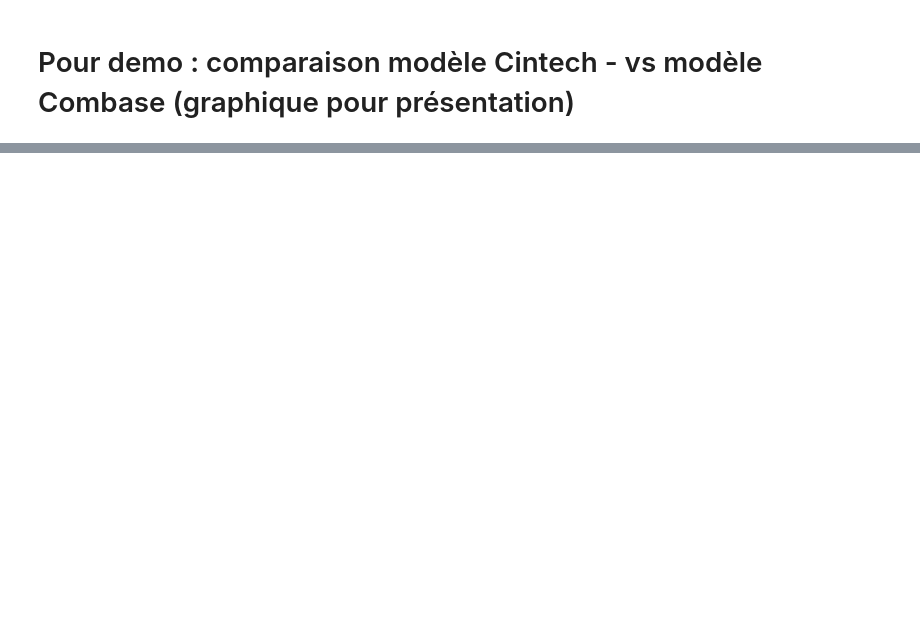
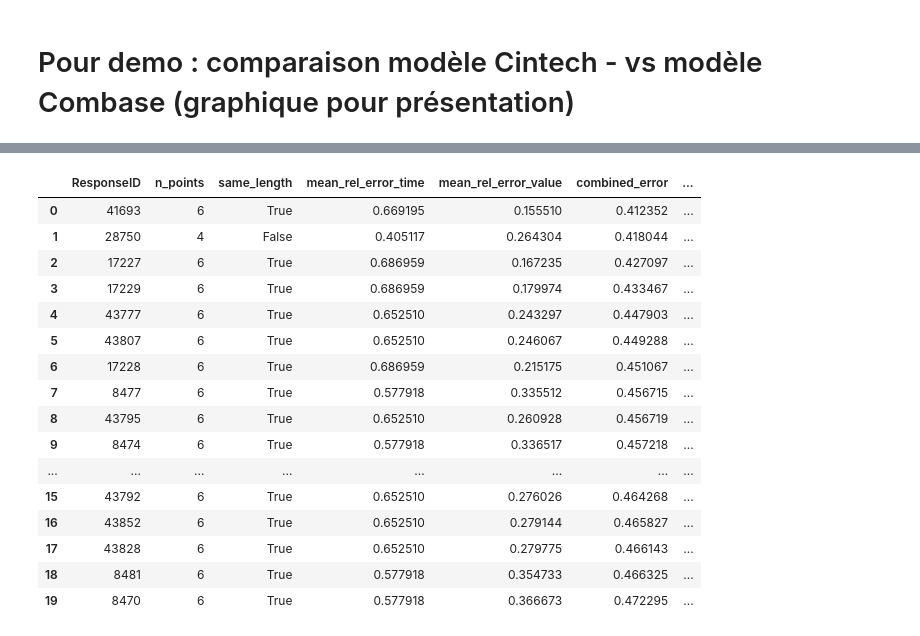
Before and after one commit to lulutinee/safer_food, a Jupyter notebook: notebooks/JYL_sandbox.ipynb, the cells around one changed output, grey strips where cells are left out. Saved outputs shown, nothing was run; the diff lists cells and outputs as text; code cells hidden in the pictures; blank space fills up the shorter version.

Commit message:
Modifications mineures, jou. dans la sandbox pour tester la génération d'image, et calculer les statistiques sur les données brutes pour la présejntation

```diff
--- a/notebooks/JYL_sandbox.ipynb
+++ b/notebooks/JYL_sandbox.ipynb
@@ -2471,17 +2480,27 @@ result['image'].size
 # Pour demo : comparaison modèle Cintech - vs modèle Combase (graphique pour présentation)
 # %%
 from ml_logic.sk_baseline import ClassicalModelRegressor
-x = [0, 50, 150, 250, 350, 600, 1050]
-y = [1, 3.2, 4.9, 7.3, 8.3, 8.5, 8.4]
-combase_params = {
-        "Initial Value": 3.2,
-        "Lag": 8.5,
-        "Maximum Rate": 0.008,
-        "Final Value": 40,
-    }
+import numpy as np
+
+#Capture d'écran Combase:
+# Points expérimentaux
+x = [3.4246575342465806, 118.72142634979676, 239.72602739726037, 358.447453747057, 598.1734811443174, 1083.3333681707513 ]
+y = [3.3876808829929517, 4.9275365083113964, 7.282608695652174, 8.387680882992951, 8.514493030050527, 8.514493030050527]
+
+#Modèle Combase
+raw_combase_x = [0, 87.89950854157753, 168.94975427078882, 251.14158734883358, 344.7488236100707, 437.2145770347283, 563.9269058018516, 673.5159468977421, 856.1643835616441, 950.9132071717144, 1085.6164383561647]
+raw_combase_y = [3.3152173913043477, 3.9492756387461787, 4.565217391304348, 5.1811591438625175, 5.833333056905995, 6.521739130434782, 7.409420013427734, 8.061593926471213, 8.46014520396357, 8.496376535166863, 8.496376535166863]
+
+#Intervalles de temps pour prédiction
+
+times = np.asarray(np.linspace(start=0, stop=1083, num=100))
+
+#Modèle Combase (basé sur la courbe de la capture d'écran)
 combase_model = ClassicalModelRegressor(model="baranyi")
-combase_model.fit(x, y)
-#combase_model.params_ = combase_params
+combase_model.fit(raw_combase_x, raw_combase_y)
+combase_y = combase_model.predict(times)
 
-times = np.asarray(np.linspace(start=0, stop=1050, num=100))
-combase_x = combase_model.predict(times)
+#Modèle Cintech (baseé sur les points expérimentaux de la capture d'écran)
+cintech_model = ClassicalModelRegressor(model="baranyi")
+cintech_model.fit(x, y)
+cintech_y = cintech_model.predict(times)
@@ -2491,0 +2759,22 @@ px.scatter(x=times, y=combase_x)
+# %%
+clean_df = pd.read_csv('clean_df.csv', sep='\t')
+closest_df = find_closest_response_ids(clean_df, x, y)
+closest_df.head(20)
+# %% [output]
+|  | ResponseID | n_points | same_length | mean_rel_error_time | mean_rel_error_value | combined_error | ... |
+| 0 | 41693 | 6 | True | 0.669195 | 0.155510 | 0.412352 | ... |
+| 1 | 28750 | 4 | False | 0.405117 | 0.264304 | 0.418044 | ... |
+| 2 | 17227 | 6 | True | 0.686959 | 0.167235 | 0.427097 | ... |
+| 3 | 17229 | 6 | True | 0.686959 | 0.179974 | 0.433467 | ... |
+| 4 | 43777 | 6 | True | 0.652510 | 0.243297 | 0.447903 | ... |
+| 5 | 43807 | 6 | True | 0.652510 | 0.246067 | 0.449288 | ... |
+| 6 | 17228 | 6 | True | 0.686959 | 0.215175 | 0.451067 | ... |
+| 7 | 8477 | 6 | True | 0.577918 | 0.335512 | 0.456715 | ... |
+| 8 | 43795 | 6 | True | 0.652510 | 0.260928 | 0.456719 | ... |
+| 9 | 8474 | 6 | True | 0.577918 | 0.336517 | 0.457218 | ... |
+| ... | ... | ... | ... | ... | ... | ... | ... |
+| 15 | 43792 | 6 | True | 0.652510 | 0.276026 | 0.464268 | ... |
+| 16 | 43852 | 6 | True | 0.652510 | 0.279144 | 0.465827 | ... |
+| 17 | 43828 | 6 | True | 0.652510 | 0.279775 | 0.466143 | ... |
+| 18 | 8481 | 6 | True | 0.577918 | 0.354733 | 0.466325 | ... |
+| 19 | 8470 | 6 | True | 0.577918 | 0.366673 | 0.472295 | ... |
```
Also changed, not shown: parts of 22 cells of this notebook, 6 other files.
